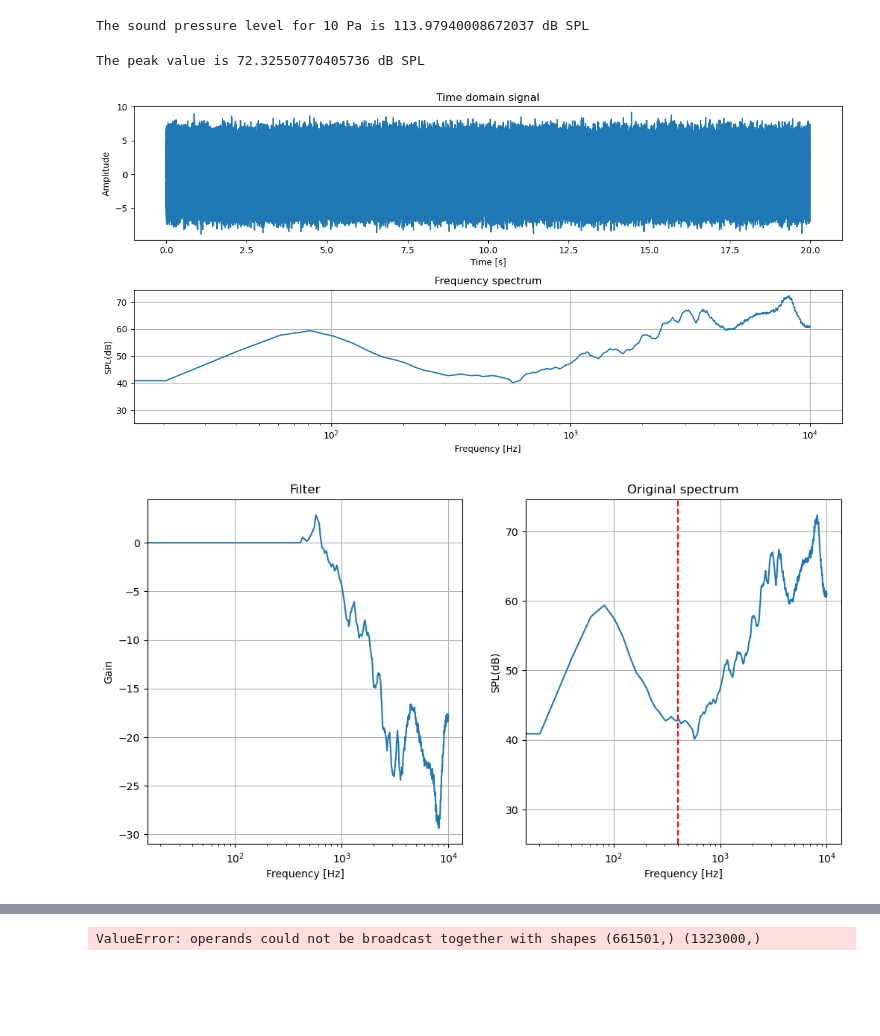
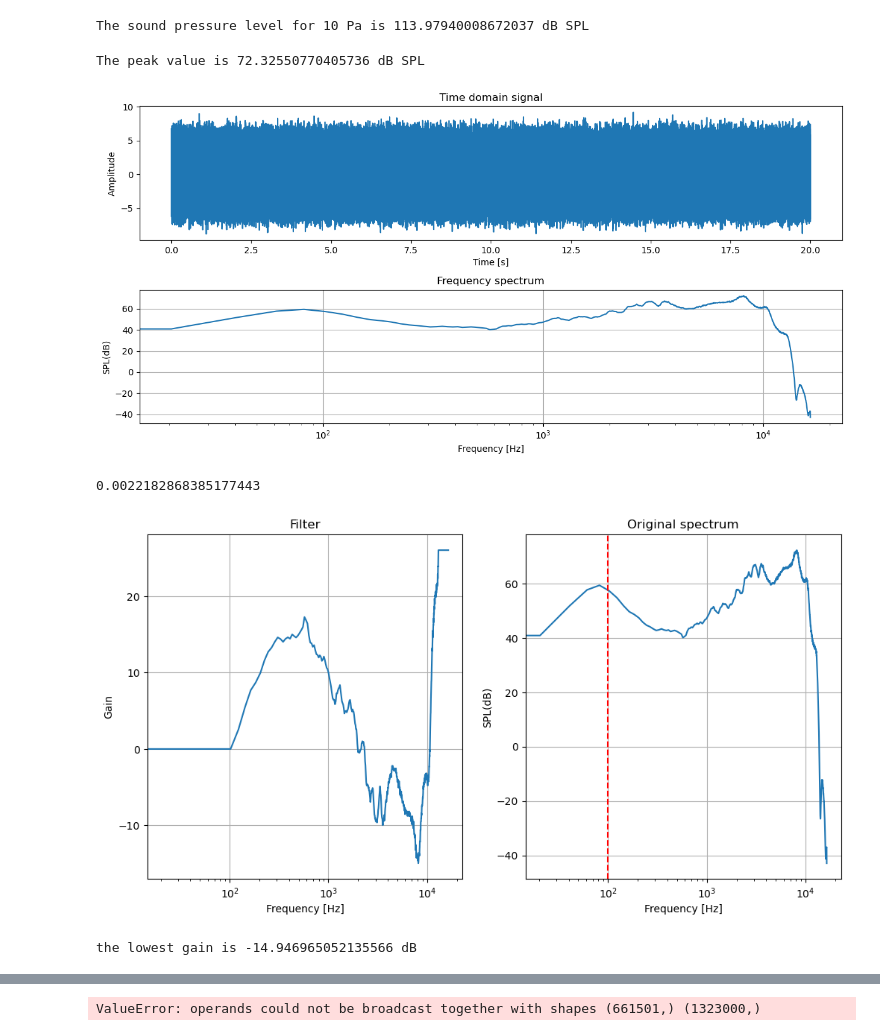
Before and after one commit to 1ieng2en/3d_beamforming, a Jupyter notebook: Measurement.ipynb, the cells around one changed output, grey strips where cells are left out. Saved outputs shown, nothing was run; the diff lists cells and outputs as text; code cells hidden in the pictures; blank space fills up the shorter version.

```diff
--- a/Measurement.ipynb
+++ b/Measurement.ipynb
@@ -185,14 +187,6 @@ data_signal = hats_t / (2**32/2-1)* 10
 
 # FFT
 frequencies, fft_result = welch(data_signal, fs=sample_rate, scaling='spectrum', nperseg=1600, return_onesided=True)
-
-# crop the result to the range of interest
-min_freq = 0
-max_freq = 10000
-mask = (frequencies >= min_freq) & (frequencies <= max_freq)
-frequencies = frequencies[mask]
-fft_result = fft_result[mask]
-
 
 # The fft_result is the rms
 # fft_result = np.sqrt(2) * fft_result
@@ -219,20 +213,24 @@ print(f"The peak value is {peak_value} dB SPL")
 plt.show()
 # %% [output]
 The peak value is 72.32550770405736 dB SPL
-[figure, old version]
+[figure, new version]
+# %%
+ref_level
+# %% [output]
+0.0022182868385177443
 # %%
 # based on the spectrum I get, revert it, then get a filter
 # the filter is used to filter the original signal
 
 # select the low frequency, set it as a reference
-low_freq = 400
+low_freq = 100
 
 # select the high frequency, set all the values above it to be 10
 # the original stimulus upper limit is 12000 Hz
 # high_freq = 10000
 
 # get the index of the low frequency
-low_freq_index = np.where(frequencies >= low_freq)[0][0]
+low_freq_index = np.argmin(np.abs(frequencies - low_freq))
 # get the index of the high frequency
 # high_freq_index = np.where(frequencies >= high_freq)[0][0]
 
@@ -241,38 +239,43 @@ low_freq_index = np.where(frequencies >= low_freq)[0][0]
 ref_level = fft_result[low_freq_index]
 
 # scale the fft_result, where the low frequency is the reference, should be 0 dB
-fft_result_rec = fft_result / fft_result[low_freq_index]
+fft_result_rec = fft_result / ref_level
 
 # make all the values below the low frequency to be 1
 fft_result_rec[:low_freq_index] = 1
 
 # revert the fft_result
-fft_result_rec = np.reciprocal(fft_result_rec)
+fft_result_rec = 1/(fft_result_rec)
+
+fft_result_rec[fft_result_rec > 20] = 20
 
 # set a upper limit for the entire frequency range
 # fft_result_rec[high_freq_index:] = 10
 
 
 # get the filter
-filter = np.abs(fft_result_rec)
+filter_rec = np.abs(fft_result_rec)
 
 # plot the filter
 plt.figure(figsize=(12, 6))
 plt.subplot(1, 2, 1)
-plt.semilogx(frequencies, 20*np.log10(filter))
+plt.semilogx(frequencies, 20*np.log10(filter_rec))
 plt.title('Filter')
 plt.xlabel('Frequency [Hz]')
 plt.ylabel('Gain')
 plt.grid()
 plt.subplot(1, 2, 2)
 plt.semilogx(frequencies, 20*np.log10(np.abs(fft_result)/20e-6))
 # draw a line at the low frequency
 plt.axvline(x=low_freq, color='r', linestyle='--')
 plt.title('Original spectrum')
 plt.xlabel('Frequency [Hz]')
 plt.ylabel('SPL(dB)')
 plt.grid()
 
 plt.show()
+
+print(f"the lowest gain is {np.min(20*np.log10(filter_rec))} dB")
 # %% [output]
-[figure, old version]
+[figure, new version]
+the lowest gain is -14.946965052135566 dB
```
Also changed, not shown: parts of 12 cells of this notebook.
